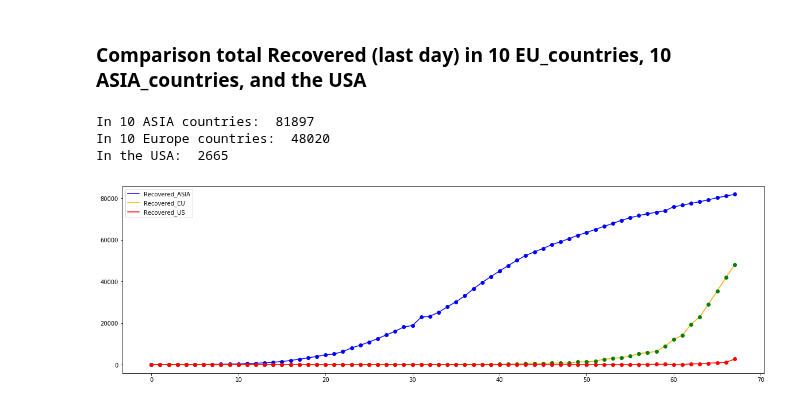
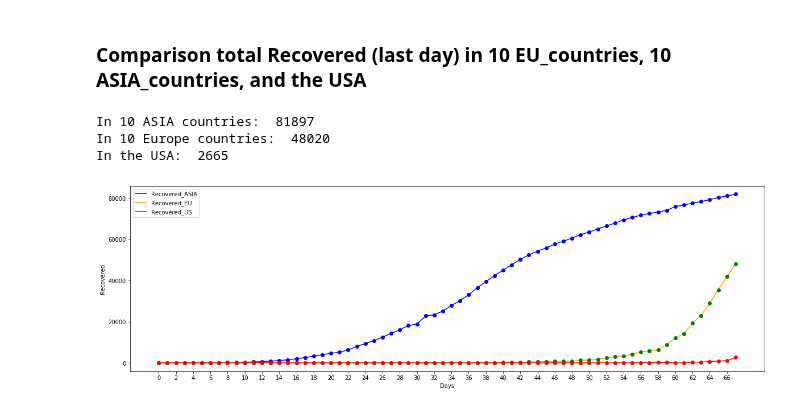
Before and after one commit to lphan/ML-Practices, a Jupyter notebook: 18_Covid-19/18_Covid-19_eu_asia.ipynb, the cells around one changed output. Saved outputs shown, nothing was run; the diff lists cells and outputs as text; code cells hidden in the pictures.

```diff
--- a/18_Covid-19/18_Covid-19_eu_asia.ipynb
+++ b/18_Covid-19/18_Covid-19_eu_asia.ipynb
@@ -76,19 +82,22 @@ In the USA:  2467
 # %% [markdown]
 ### Comparison total Recovered (last day) in 10 EU_countries, 10 ASIA_countries, and the USA
 # %%
+plt.xticks(np.arange(0, max(x_dat)+1, 2))
 plt.plot(x_dat, asia_rec_total, color='blue', label='Recovered_ASIA')
 plt.plot(x_dat, asia_rec_total, 'ob')
 plt.plot(x_dat, eu_rec_total, color='orange', label='Recovered_EU')
 plt.plot(x_dat, eu_rec_total, 'og')
 plt.plot(x_dat, y_dat_recovered_us, color='red', label='Recovered_US')
 plt.plot(x_dat, y_dat_recovered_us, 'or')
+plt.xlabel('Days')
+plt.ylabel('Recovered')
 plt.legend()
 
 print("In 10 ASIA countries: ", asia_rec_total[-1])
 print("In 10 Europe countries: ", eu_rec_total[-1])
 print("In the USA: ", y_dat_recovered_us[-1])
 # %% [output]
 In 10 ASIA countries:  81897
 In 10 Europe countries:  48020
 In the USA:  2665
-[figure, old version]
+[figure, new version]
```
Also changed, not shown: parts of 2 cells of this notebook, 2 other files.
